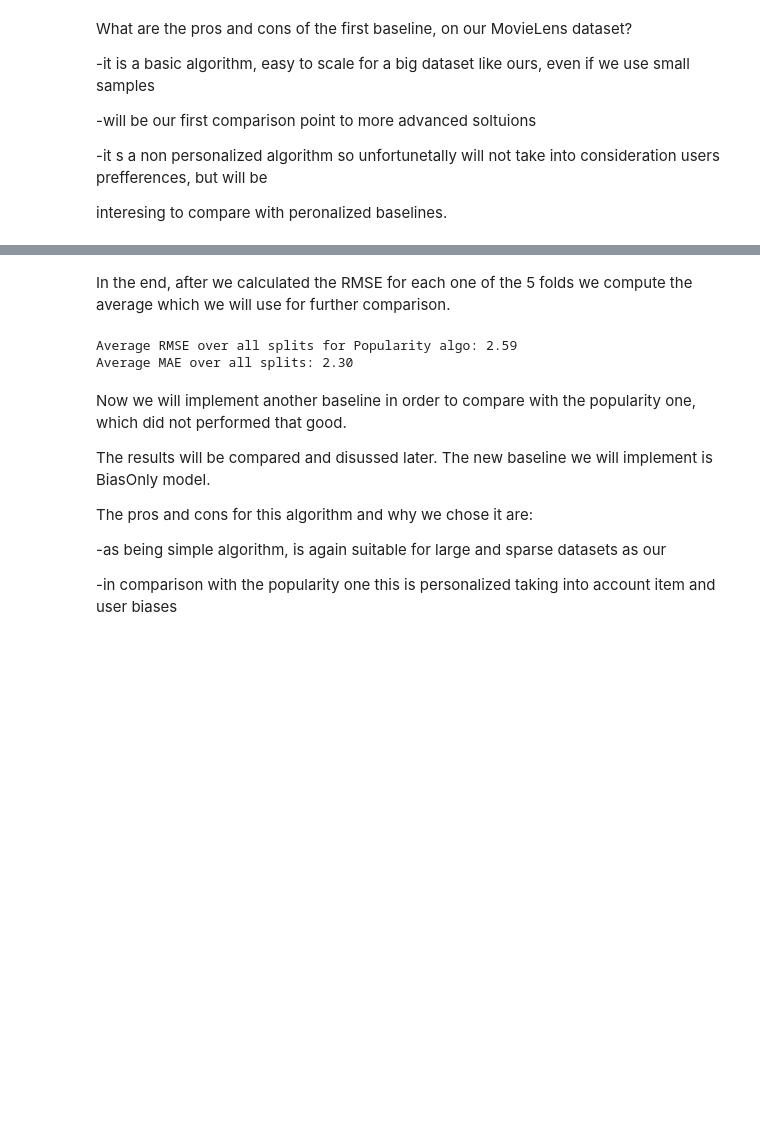
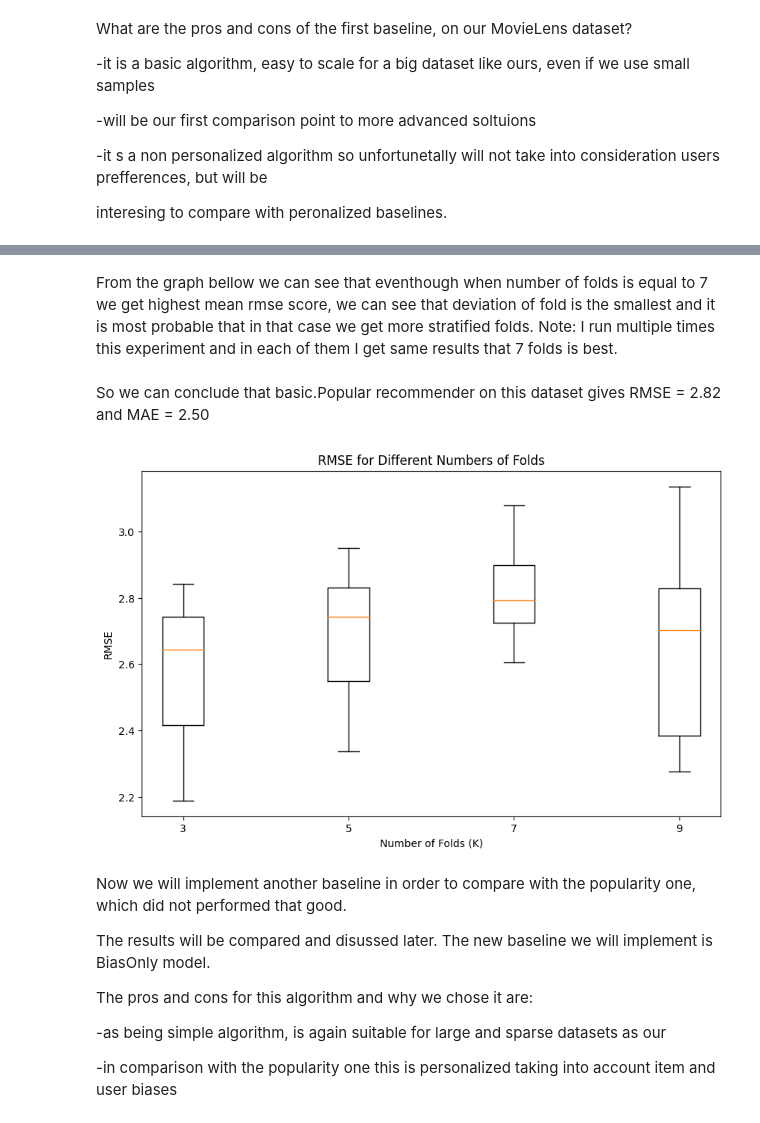
Before and after one commit to Liwia-Padowska/Movie_Recommender, a Jupyter notebook: IndividualRecommender/baseline_experiments.ipynb, the cells around one changed output, grey strips where cells are left out. Cells and saved outputs as stored; diff of their text form; code cells hidden in the pictures; blank space fills up the shorter version.

```diff
--- a/IndividualRecommender/baseline_experiments.ipynb
+++ b/IndividualRecommender/baseline_experiments.ipynb
@@ -71,4 +52,0 @@ plt.show()
-# %%
-splits = crossfold.partition_users(ratings_df, 3, crossfold.SampleFrac(0.2))
-media_rmse = 0
-media_mae = 0
@@ -112,10 +100,4 @@ Split 3 RMSE: 2.28, MAE: 1.91
-# %% [markdown]
-In the end, after we calculated the RMSE for each one of the 5 folds we compute the average which we will use for further comparison.
-# %%
-average_rmse = media_rmse / 3
-print(f'Average RMSE over all splits for Popularity algo: {average_rmse:.2f}')
-average_mae = media_mae / 3
-print(f'Average MAE over all splits: {average_mae:.2f}')
-# %% [output]
-Average RMSE over all splits for Popularity algo: 2.59
-Average MAE over all splits: 2.30
+# %% [markdown]
+From the graph bellow we can see that eventhough when number of folds is equal to 7 we get highest mean rmse score, we can see that deviation of fold is the smallest and it is most probable that in that case we get more stratified folds. Note: I run multiple times this experiment and in each of them I get same results that 7 folds is best.
+# %% [markdown]
+So we can conclude that basic.Popular recommender on this dataset gives RMSE = 2.82 and MAE = 2.50
@@ -122,3 +107,13 @@ Average MAE over all splits: 2.30
+# %%
+plt.figure(figsize=(10, 6))
+plt.boxplot(rmse_values, positions=np.arange(3, 10, 2))
+plt.xlabel('Number of Folds (K)')
+plt.ylabel('RMSE')
+plt.title('RMSE for Different Numbers of Folds')
+plt.xticks(ticks=np.arange(3, 10, 2), labels=[str(i) for i in range(3, 10, 2)])
+plt.show()
+# %% [output]
+[figure, added]
 # %% [markdown]
 Now we will implement another baseline in order to compare with the popularity one, which did not performed that good.
 
```
Also changed, not shown: parts of 19 cells of this notebook, 2 other files.
